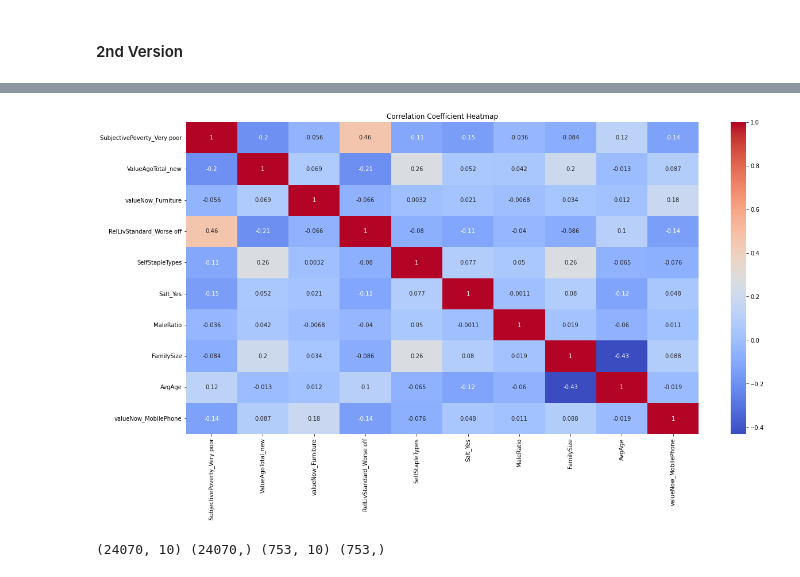
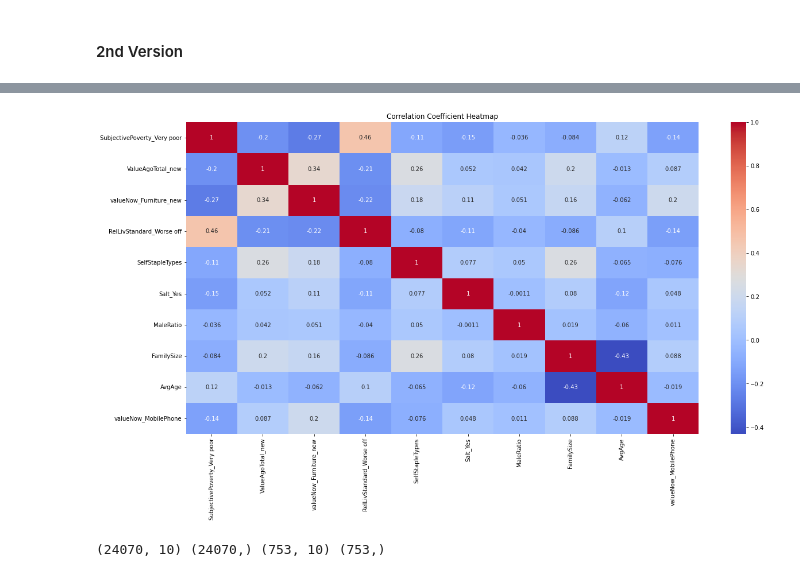
Before and after one commit to yudingshechu/Masterarbeit, a Jupyter notebook: Analysis_2_timeSpilitted_extendedFeatures.ipynb, the cells around one changed output, grey strips where cells are left out. Cells and saved outputs as stored; diff of their text form; code cells hidden in the pictures.

```diff
--- a/Analysis_2_timeSpilitted_extendedFeatures.ipynb
+++ b/Analysis_2_timeSpilitted_extendedFeatures.ipynb
@@ -810,14 +809,14 @@ np.array(list(shapImportance_XGB & shapImportance_RF)).reshape((1,-1)), len(list
 # %%
 corr_matrix = StdTrain['train_9'][['SubjectivePoverty_Very poor','ValueAgoTotal_new',
-         'valueNow_Furniture', 'RelLivStandard_Worse off',
+         'valueNow_Furniture_new', 'RelLivStandard_Worse off',
          'SelfStapleTypes', 'Salt_Yes', 'MaleRatio', 'FamilySize',
          'AvgAge', 'valueNow_MobilePhone']].corr()
 # Plot heatmap
 plt.figure(figsize=(20, 10))  # Set the size of the heatmap
 sns.heatmap(corr_matrix, annot=True, cmap='coolwarm')
 plt.title('Correlation Coefficient Heatmap')
 plt.savefig("./figures/Corre_Coef_resamp.png")
 # %% [output]
-[figure, old version]
+[figure, new version]
 # %%
 predictorList_new = ['SubjectivePoverty_Very poor','ValueAgoTotal_new',
```
Also changed, not shown: parts of 72 cells of this notebook, 5 other files.
